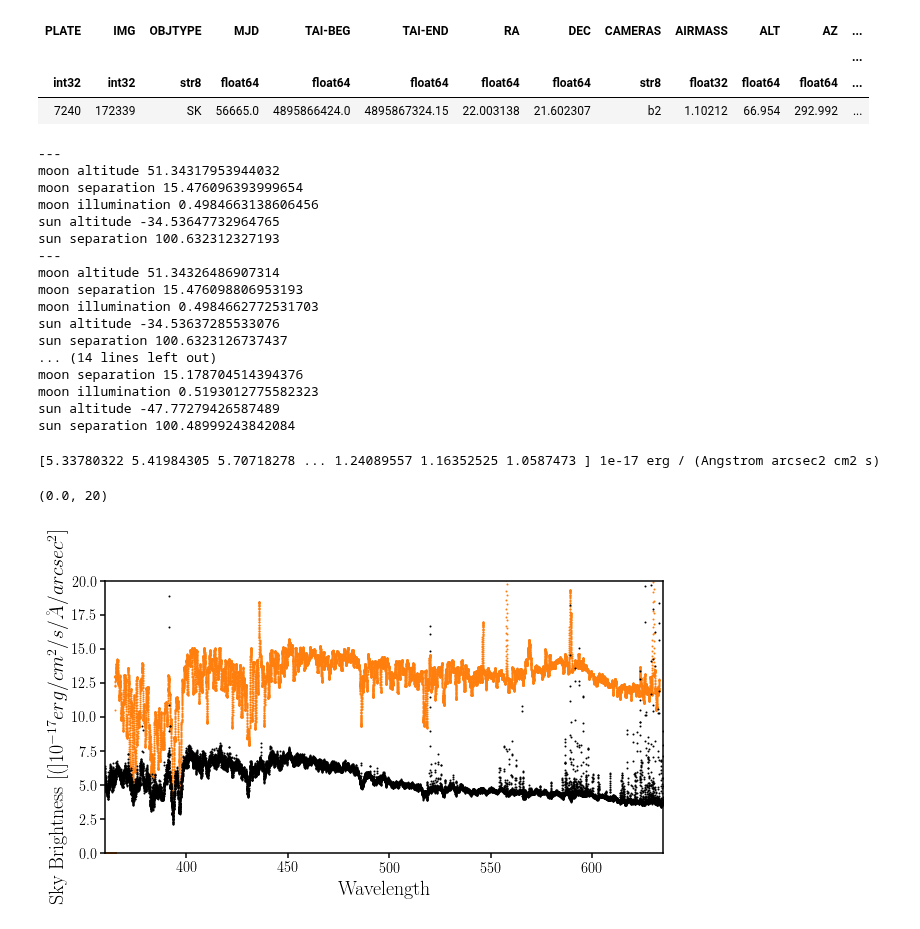
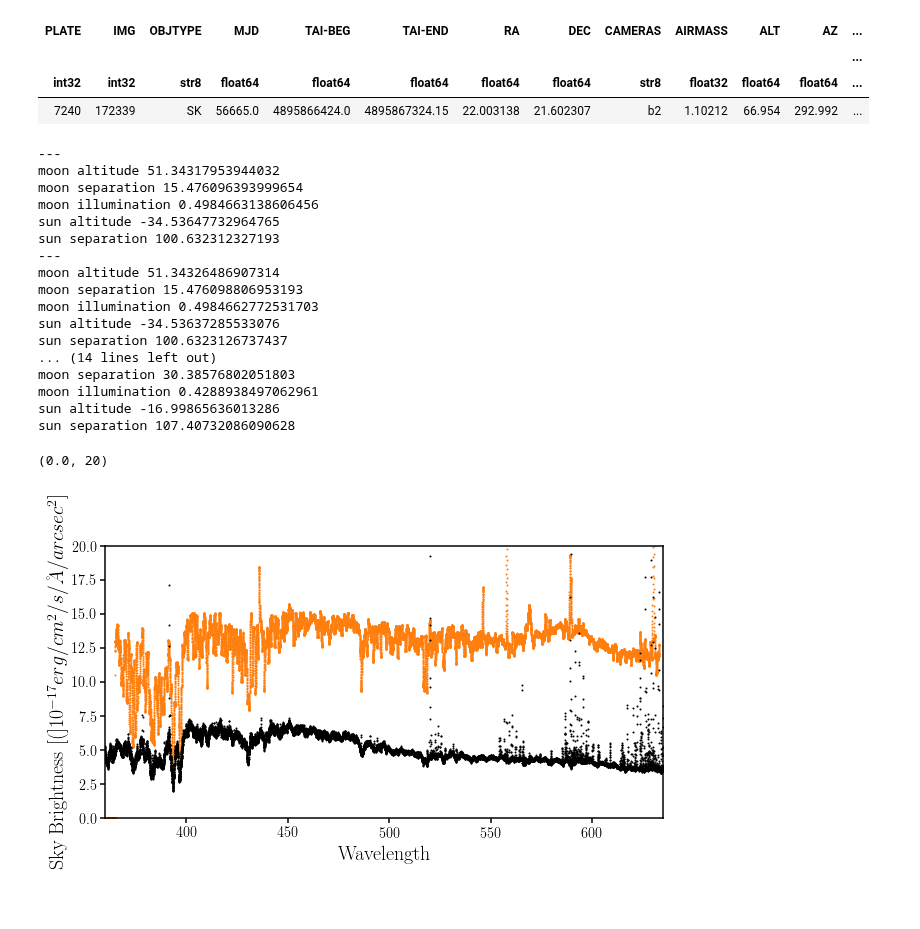
Before and after one commit to desi-bgs/feasiBGS, a Jupyter notebook: notebook/local_bright_bosssky.ipynb, the cells around one changed output. Cells and saved outputs as stored; diff of their text form; code cells hidden in the pictures.

```diff
--- a/notebook/local_bright_bosssky.ipynb
+++ b/notebook/local_bright_bosssky.ipynb
@@ -68,3 +61,8 @@ brightest = np.argmax(blue_skyavg)
+# %%
+wlim = ((boss_blue[0]['WAVE'] > 450.) & (boss_blue[0]['WAVE'] < 470.))
+blue460 = np.array([np.average(boss_blue[i]['SKY'][wlim])/np.pi for i in range(len(boss_blue))])
+# %%
+brightest = np.argmax(blue460)
 # %%
 fig = plt.figure(figsize=(10, 20))
 for i, k in enumerate(['MOON_ILL', 'MOON_ALT', 'MOON_SEP', 'AIRMASS']):
@@ -128,7 +126,7 @@ boss_blue[brightest]
 | int32 | int32 | str8 | float64 | float64 | float64 | float64 | float64 | str8 | float32 | float64 | float64 | ... |
 | 7240 | 172339 | SK | 56665.0 | 4895866424.0 | 4895867324.15 | 22.003138 | 21.602307 | b2 | 1.10212 | 66.954 | 292.992 | ... |
 # %%
-for i in np.argsort(blue_skyavg)[::-1][:5]:
+for i in np.argsort(blue460)[::-1][:5]:
     print '---'
     print 'moon altitude', boss_blue[i]['MOON_ALT']
     print 'moon separation', boss_blue[i]['MOON_SEP']
@@ -150,7 +148,7 @@ moon illumination 0.4984662772531703
 sun altitude -34.53637285533076
 sun separation 100.6323126737437
 ... (14 lines left out)
-moon separation 15.178704514394376
-moon illumination 0.5193012775582323
-sun altitude -47.77279426587489
-sun separation 100.48999243842084
+moon separation 30.38576802051803
+moon illumination 0.4288938497062961
+sun altitude -16.99865636013286
+sun separation 107.40732086090628
@@ -166,27 +155,25 @@ desi = FM.SimulatorHacked(config, num_fibers=1, camera_output=True)
+# %%
+sky_model = specsim.simulator.Simulator('desi').atmosphere
 # %%
 def KS_sky(atbl):
-    #desi.atmosphere.moon.moon_phase = atbl['MOON_PHASE']/np.pi
-    desi.atmosphere.moon.moon_phase = np.arccos(2.*atbl['MOON_ILL'] - 1)/np.pi
-    desi.atmosphere.moon.moon_zenith = (90. - atbl['MOON_ALT']) * u.deg
-    desi.atmosphere.airmass = atbl['AIRMASS']
-    desi.atmosphere.moon.separation_angle = atbl['MOON_SEP'] * u.deg
-    sbright_unit = u.erg / (u.arcsec**2 * u.Angstrom * u.s * u.cm ** 2 )
-    return (surface_brightness_dict['dark'] + desi.atmosphere.moon.surface_brightness.value * sbright_unit)
+    sky_model.airmass = atbl['AIRMASS']
+    sky_model.moon.moon_phase = np.arccos(2.*atbl['MOON_ILL'] - 1)/np.pi
+    sky_model.moon.moon_zenith = (90. - atbl['MOON_ALT']) * u.deg
+    sky_model.moon.separation_angle = atbl['MOON_SEP'] * u.deg
+    return sky_model.surface_brightness
 # %%
 fig = plt.figure(figsize=(10,5))
 sub = fig.add_subplot(111)
 sub.scatter(boss_blue['WAVE'][brightest], boss_blue['SKY'][brightest]/np.pi, c='C1', s=1)
 KS_brightest = KS_sky(boss_blue[brightest])
-print KS_brightest
-sub.scatter(w/10., KS_brightest, c='k', s=1)
+sub.scatter(sky_model._wavelength/10., KS_brightest, c='k', s=1)
 sub.set_xlabel('Wavelength', fontsize=20)
 sub.set_xlim([360., 635])
 sub.set_ylabel('Sky Brightness [(]$10^{-17} erg/cm^{2}/s/\AA/arcsec^2$]', fontsize=20)
 sub.set_ylim([0., 20])
 # %% [output]
-[5.33780322 5.41984305 5.70718278 ... 1.24089557 1.16352525 1.0587473 ] 1e-17 erg / (Angstrom arcsec2 cm2 s)
+(0.0, 20)
-(0.0, 20)
-[figure, old version]
+[figure, new version]
 # %%
 fig = plt.figure(figsize=(10,15))
 for ii, i in enumerate([0, 1, 2]):#np.random.choice(range(len(blue_skyavg)), 3, replace=False)):
```
Also changed, not shown: parts of 15 cells of this notebook.
